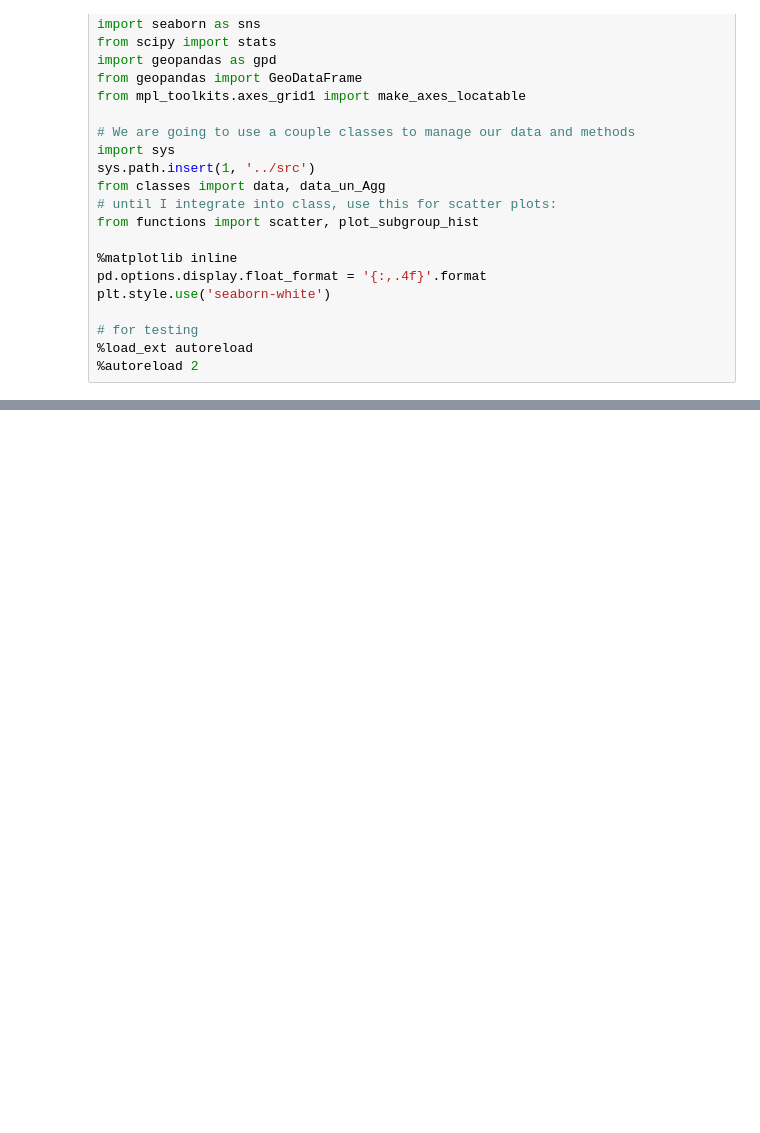
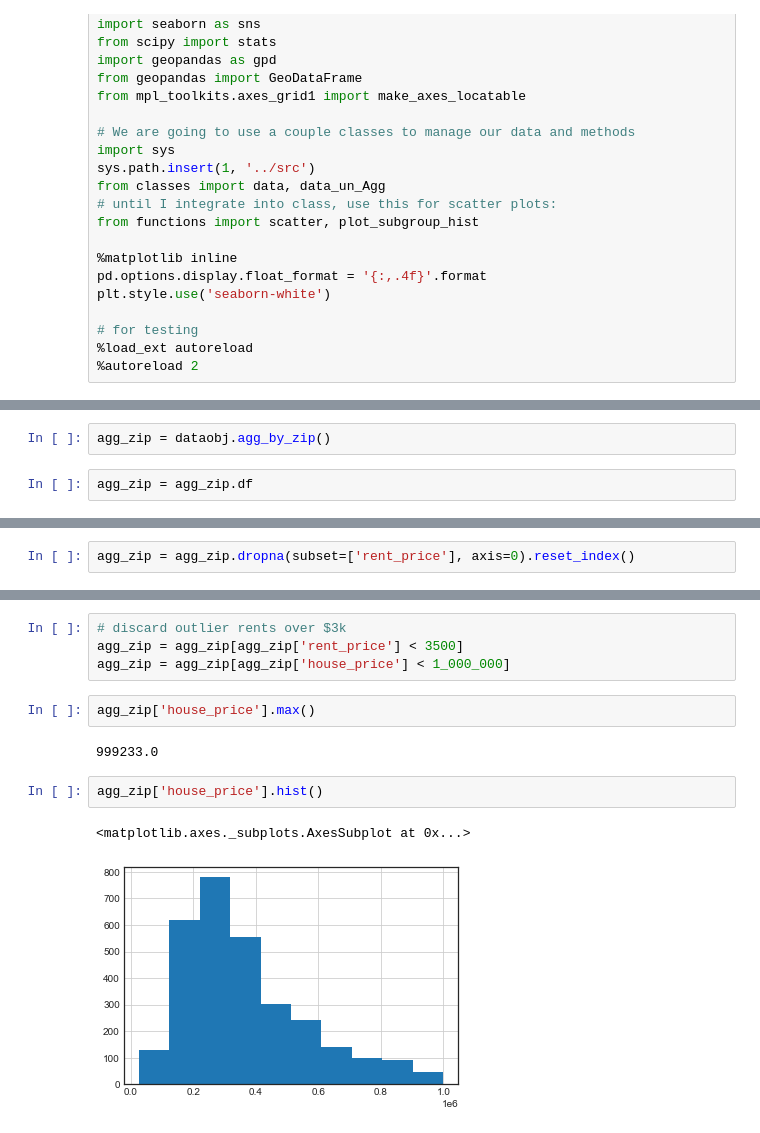
Before and after one commit to paultanger/realty-markets-analyzer, a Jupyter notebook: notebooks/lin_regression.ipynb, the cells around one changed output, grey strips where cells are left out. Drawn from its saved outputs; the diff is of its cells as text; blank space fills up the shorter version.

```diff
--- a/notebooks/lin_regression.ipynb
+++ b/notebooks/lin_regression.ipynb
@@ -73,0 +123,4 @@ array(['AL', 'AR', 'AZ', 'CA', 'CO', 'CT', 'DC', 'DE', 'FL', 'GA', 'HI',
+# %%
+agg_zip = dataobj.agg_by_zip()
+# %%
+agg_zip = agg_zip.df
@@ -73,0 +147,2 @@ array(['AL', 'AR', 'AZ', 'CA', 'CO', 'CT', 'DC', 'DE', 'FL', 'GA', 'HI',
+# %%
+agg_zip = agg_zip.dropna(subset=['rent_price'], axis=0).reset_index()
@@ -73,0 +189,13 @@ array(['AL', 'AR', 'AZ', 'CA', 'CO', 'CT', 'DC', 'DE', 'FL', 'GA', 'HI',
+# %%
+# discard outlier rents over $3k
+agg_zip = agg_zip[agg_zip['rent_price'] < 3500]
+agg_zip = agg_zip[agg_zip['house_price'] < 1_000_000]
+# %%
+agg_zip['house_price'].max()
+# %% [output]
+999233.0
+# %%
+agg_zip['house_price'].hist()
+# %% [output]
+<matplotlib.axes._subplots.AxesSubplot at 0x...>
+[figure, added]
```
Also changed, not shown: parts of 86 cells of this notebook, 1 other file.
